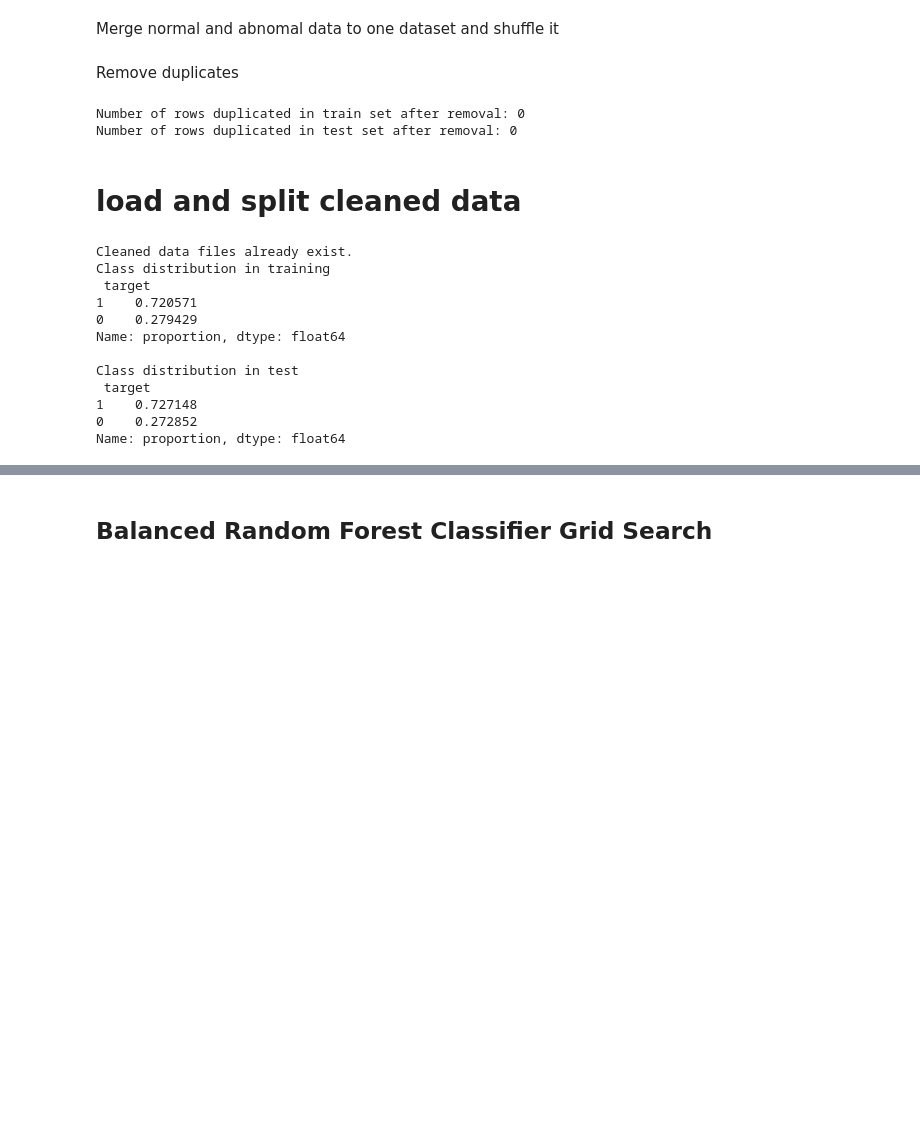
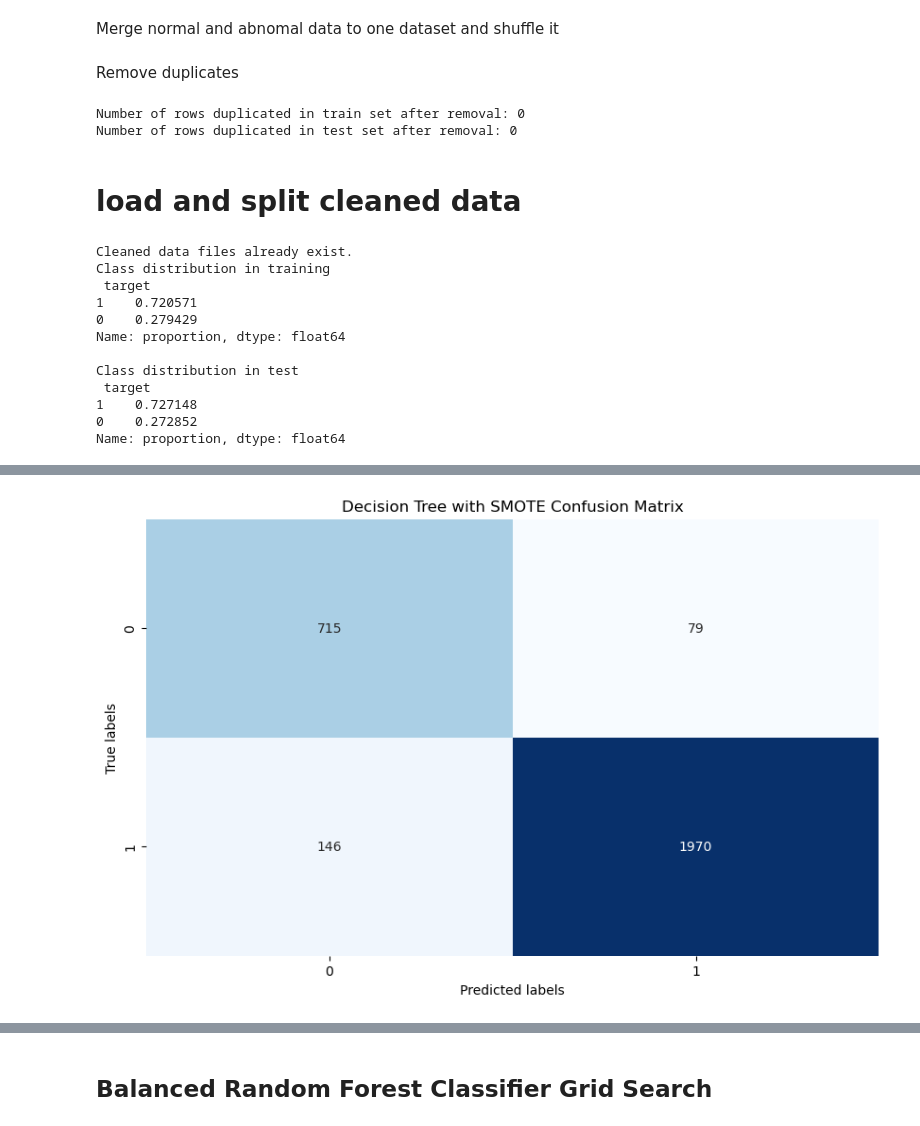
Before and after one commit to Ping-YUAN/heartbeat-analysis-ai, a Jupyter notebook: notebooks/modeling_ptb.ipynb, the cells around one changed output, grey strips where cells are left out. Saved outputs shown, nothing was run; the diff lists cells and outputs as text; code cells hidden in the pictures; blank space fills up the shorter version.

```diff
--- a/notebooks/modeling_ptb.ipynb
+++ b/notebooks/modeling_ptb.ipynb
@@ -253,0 +233,79 @@ Applied:
+# %%
+# Define the scaler and SMOTE
+scaler = StandardScaler()
+smote = SMOTE(random_state=42)
+
+# Define Decision Tree model
+tree_model = DecisionTreeClassifier(random_state=42)
+
+# Grid parameters for Decision Tree
+tree_grid_params = {
+    'model__criterion': ['gini', 'entropy'],
+    'model__max_depth': [None, 10, 20, 30],
+    'model__min_samples_split': [2, 5, 10],
+    'model__min_samples_leaf': [1, 2, 4]
+}
+
+# Create a pipeline that includes scaling, SMOTE, and Decision Tree
+pipeline = Pipeline([
+    ('scaler', scaler),
+    ('smote', smote),
+    ('model', tree_model)
+])
+
+# Define GridSearchCV with the pipeline for Decision Tree
+tree_grid_search = GridSearchCV(pipeline, tree_grid_params, cv=5, scoring='f1', n_jobs=-1)
+
+try:
+    # Fit the Decision Tree grid search on the training data
+    tree_grid_search.fit(X_train, y_train)
+
+    # Get the best parameters and model for Decision Tree
+    tree_best_params = tree_grid_search.best_params_
+    print("Decision Tree with SMOTE Best parameters:", tree_best_params)
+
+    tree_best_score = tree_grid_search.best_score_
+    print("Decision Tree with SMOTE Best score:", tree_best_score)
+
+    tree_best_model = tree_grid_search.best_estimator_
+
+    # Predict and evaluate Decision Tree on test data using the pipeline
+    y_pred_tree = tree_best_model.predict(X_test)
+    f1_tree = f1_score(y_test, y_pred_tree)
+    print("Decision Tree with SMOTE F1 score:", f1_tree)
+
+    # Generate and plot confusion matrix
+    conf_matrix_tree = confusion_matrix(y_test, y_pred_tree)
+    plt.figure(figsize=(10, 6))
+    sns.heatmap(conf_matrix_tree, annot=True, fmt='d', cmap='Blues', cbar=False)
+    plt.xlabel('Predicted labels')
+    plt.ylabel('True labels')
+    plt.title('Decision Tree with SMOTE Confusion Matrix')
+    plt.show()
+
+    # Generate and print classification report
+    class_report_tree = classification_report(y_test, y_pred_tree)
+    print("Decision Tree with SMOTE Classification Report:\n", class_report_tree)
+
+    # ROC curve and AUC for binary classification
+    if len(np.unique(y_test)) == 2:  # Ensure binary classification
+        y_prob_tree = tree_best_model.predict_proba(X_test)[:, 1]
+        fpr_tree, tpr_tree, _ = roc_curve(y_test, y_prob_tree)
+        roc_auc_tree = auc(fpr_tree, tpr_tree)
+
+        plt.figure(figsize=(10, 6))
+        plt.plot(fpr_tree, tpr_tree, color='darkorange', lw=2, label='Decision Tree with SMOTE ROC curve (area = %0.2f)' % roc_auc_tree)
+        plt.plot([0, 1], [0, 1], color='navy', lw=2, linestyle='--')
+        plt.xlim([0.0, 1.0])
+        plt.ylim([0.0, 1.05])
+        plt.xlabel('False Positive Rate')
+        plt.ylabel('True Positive Rate')
+        plt.title('Decision Tree with SMOTE Receiver Operating Characteristic (ROC)')
+        plt.legend(loc='lower right')
+        plt.show()
+    else:
+        print("ROC curve is only applicable for binary classification in Decision Tree.")
+
+except ValueError as e:
+    print(f"Error during GridSearchCV: {e}")
+# %% [output]
@@ -253,0 +315 @@ Applied:
+[figure, added]
```
Also changed, not shown: parts of 20 cells of this notebook, 1 other file.
